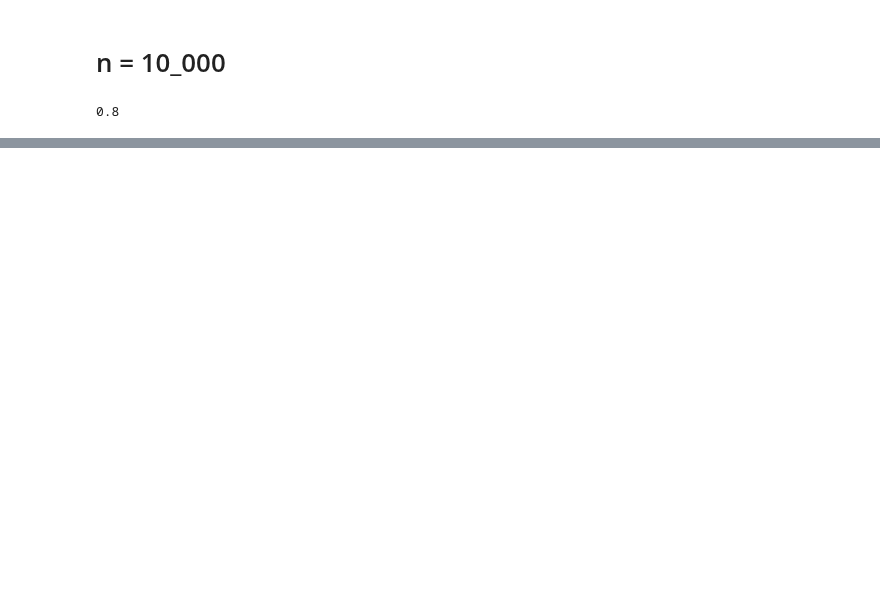
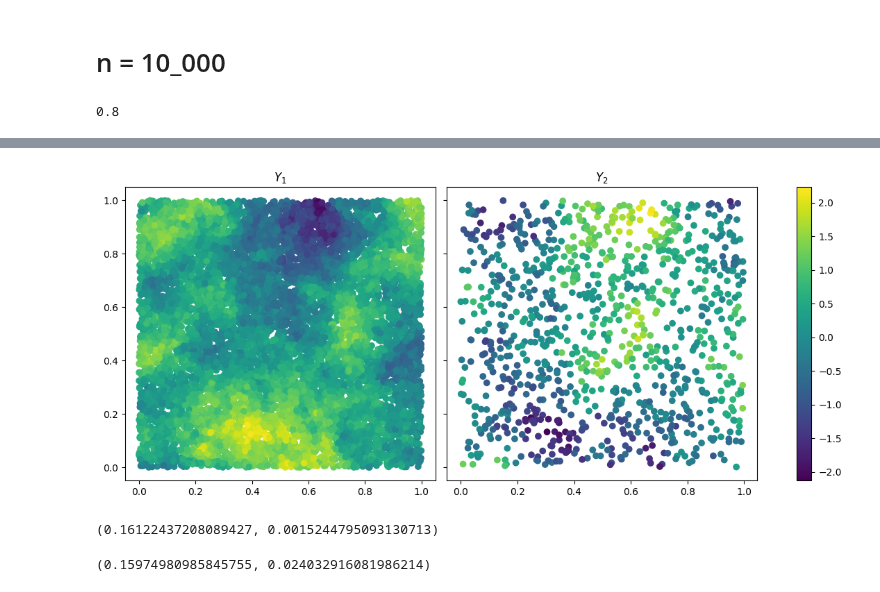
Before and after one commit to AlejandroVillazonG/NestedCoKriging, a Jupyter notebook: numerical_applications_paper.ipynb, the cells around one changed output, grey strips where cells are left out. Saved outputs shown, nothing was run; the diff lists cells and outputs as text; code cells hidden in the pictures; blank space fills up the shorter version.

```diff
--- a/numerical_applications_paper.ipynb
+++ b/numerical_applications_paper.ipynb
@@ -191,0 +319,18 @@ plt.show();
+# %%
+X_1 = gen_observation_points(d, n_1, sup)
+X_2 = gen_observation_points(d, n_2, sup)
+# %%
+sigma = K(X_1, X_2, matern_model(theta_1, nu_1), matern_model(theta_2, nu_2),
+            matern_model(theta_12, nu_12), rho_12)
+
+Y = np.linalg.cholesky(sigma) @ np.random.normal(0, 1, (n_1+n_2))
+Y_1, Y_2 = Y[:n_1], Y[n_1:]
+# %%
+n_test = 100
+
+X_test, Y_test = X_1[:n_test], Y_1[:n_test]
+X_1, Y_1 = X_1[n_test:], Y_1[n_test:]
+# %%
+NestedCoKriging(X_1, X_2, Y_1, Y_2, matern_model, theta_1, theta_2, theta_12, nu_1, nu_2, nu_12, rho_12).plot_obs()
+# %% [output]
+[figure, added]
@@ -191,0 +344,19 @@ plt.show();
+# %%
+NcoK = NestedCoKriging(X_1, X_2, Y_1, Y_2, matern_model,
+                        theta_1, theta_2, theta_12, nu_1,
+                        nu_2, nu_12, rho_12)
+Y_pred = NcoK.predict(X_test, NN=True, n_clusters=n_clusters)
+root_mean_squared_error(Y_pred, Y_test), root_mean_squared_error(Y_pred, Y_coK)
+# %% [output]
+(0.16122437208089427, 0.0015244795093130713)
+# %%
+A_1 = gen_A(X_1, n_clusters)
+A_2 = gen_A(X_2, n_clusters)
+
+NcoK = NestedCoKriging(X_1, X_2, Y_1, Y_2, matern_model,
+                        theta_1, theta_2, theta_12, nu_1,
+                        nu_2, nu_12, rho_12)
+Y_pred = NcoK.predict(X_test, A_1, A_2)
+root_mean_squared_error(Y_pred, Y_test), root_mean_squared_error(Y_pred, Y_coK)
+# %% [output]
+(0.15974980985845755, 0.024032916081986214)
```
Also changed, not shown: parts of 25 cells of this notebook, 1 other file.
